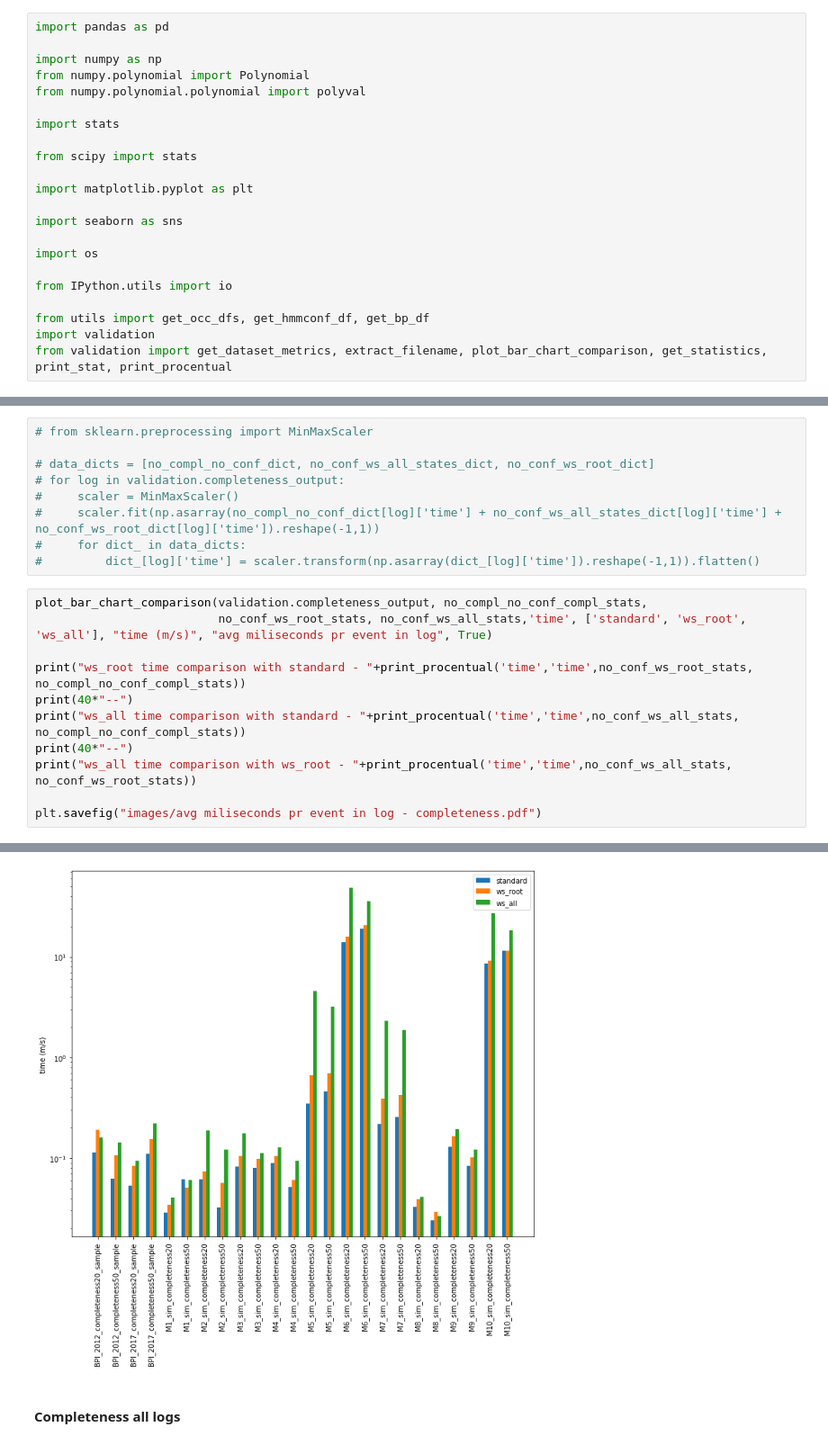
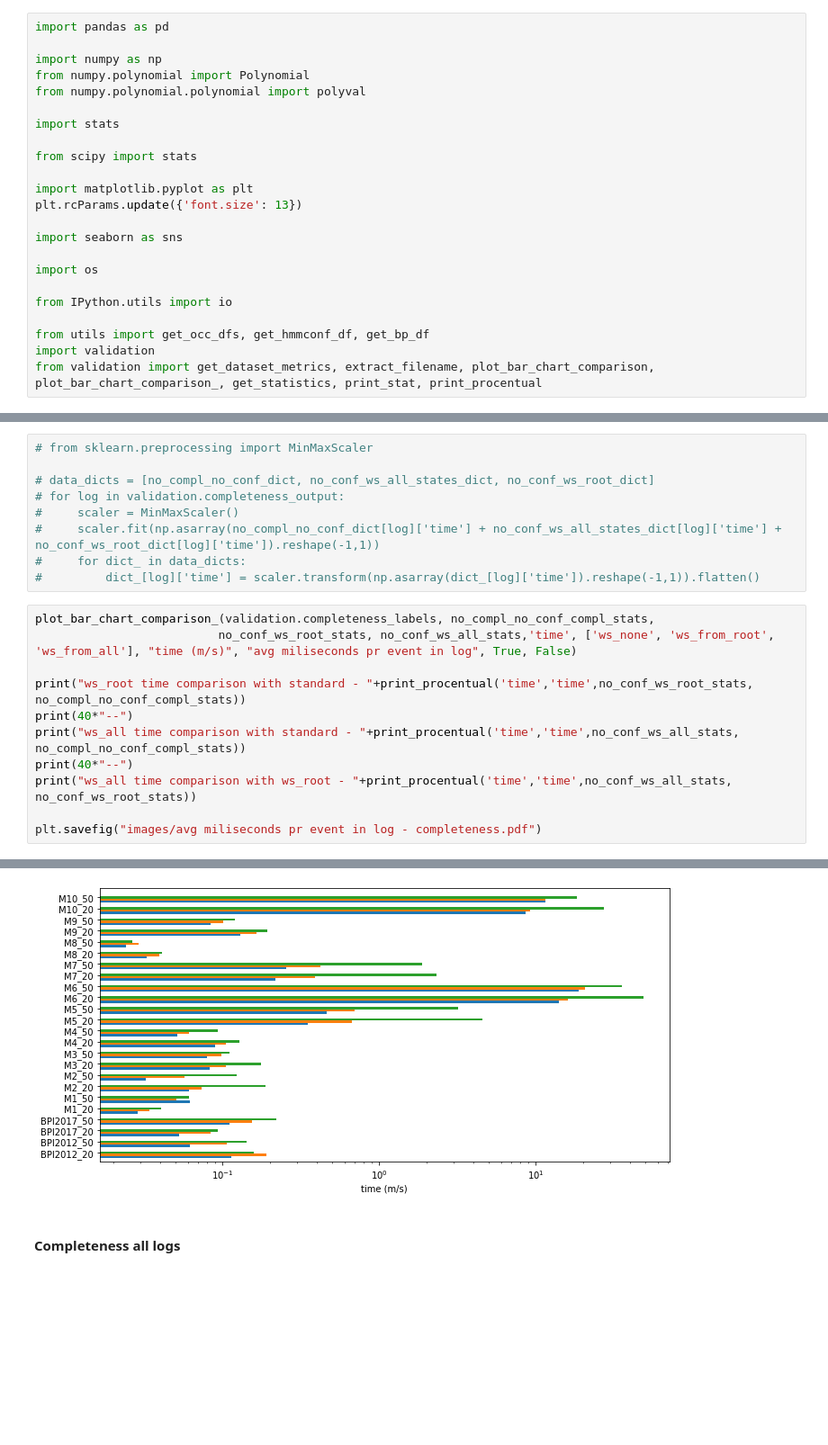
Before and after one commit to MaxTNielsen/ConformanceCheckingUsingTries, a Jupyter notebook: Jupyter/analysis.ipynb, the cells around one changed output, grey strips where cells are left out. Shown at 90% size. Drawn from its saved outputs; the diff is of its cells as text; blank space fills up the shorter version.

```diff
--- a/Jupyter/analysis.ipynb
+++ b/Jupyter/analysis.ipynb
@@ -10,6 +10,7 @@ import stats
 from scipy import stats
 
 import matplotlib.pyplot as plt
+plt.rcParams.update({'font.size': 13})
 
 import seaborn as sns
 
@@ -19,4 +20,4 @@ from IPython.utils import io
 
 from utils import get_occ_dfs, get_hmmconf_df, get_bp_df
 import validation
-from validation import get_dataset_metrics, extract_filename, plot_bar_chart_comparison, get_statistics, print_stat, print_procentual
+from validation import get_dataset_metrics, extract_filename, plot_bar_chart_comparison, plot_bar_chart_comparison_, get_statistics, print_stat, print_procentual
@@ -338,23 +346,23 @@ Decrease % in conformance: -17.097
 #     for dict_ in data_dicts:
 #         dict_[log]['time'] = scaler.transform(np.asarray(dict_[log]['time']).reshape(-1,1)).flatten()
 # %%
-plot_bar_chart_comparison(validation.completeness_output, no_compl_no_conf_compl_stats,
-                          no_conf_ws_root_stats, no_conf_ws_all_stats,'time', ['standard', 'ws_root', 'ws_all'], "time (m/s)", "avg miliseconds pr event in log", True)
+plot_bar_chart_comparison_(validation.completeness_labels, no_compl_no_conf_compl_stats,
+                          no_conf_ws_root_stats, no_conf_ws_all_stats,'time', ['ws_none', 'ws_from_root', 'ws_from_all'], "time (m/s)", "avg miliseconds pr event in log", True, False)
 
 print("ws_root time comparison with standard - "+print_procentual('time','time',no_conf_ws_root_stats, no_compl_no_conf_compl_stats))
 print(40*"--")
 print("ws_all time comparison with standard - "+print_procentual('time','time',no_conf_ws_all_stats, no_compl_no_conf_compl_stats))
 print(40*"--")
 print("ws_all time comparison with ws_root - "+print_procentual('time','time',no_conf_ws_all_stats, no_conf_ws_root_stats))
 
 plt.savefig("images/avg miliseconds pr event in log - completeness.pdf")
 # %% [output]
 ws_root time comparison with standard - Increase % in time: 9.719
 --------------------------------------------------------------------------------
 ws_all time comparison with standard - Increase % in time: 158.79
 --------------------------------------------------------------------------------
 ws_all time comparison with ws_root - Increase % in time: 135.866
-[figure, old version]
+[figure, new version]
 # %% [markdown]
 #### Completeness all logs
 # %%
```
Also changed, not shown: parts of 9 cells of this notebook, 4 other files.
